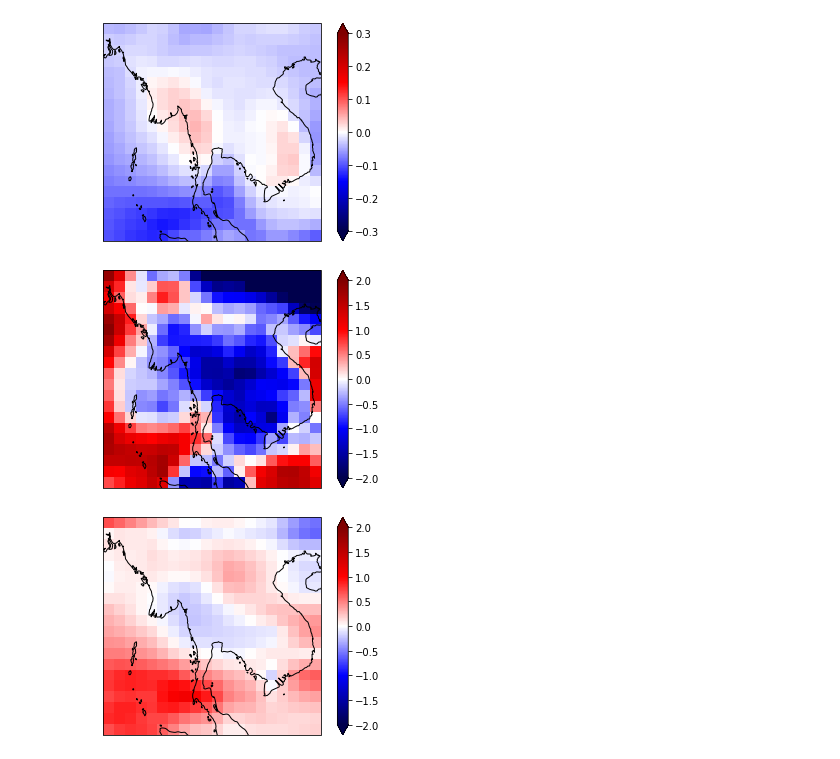
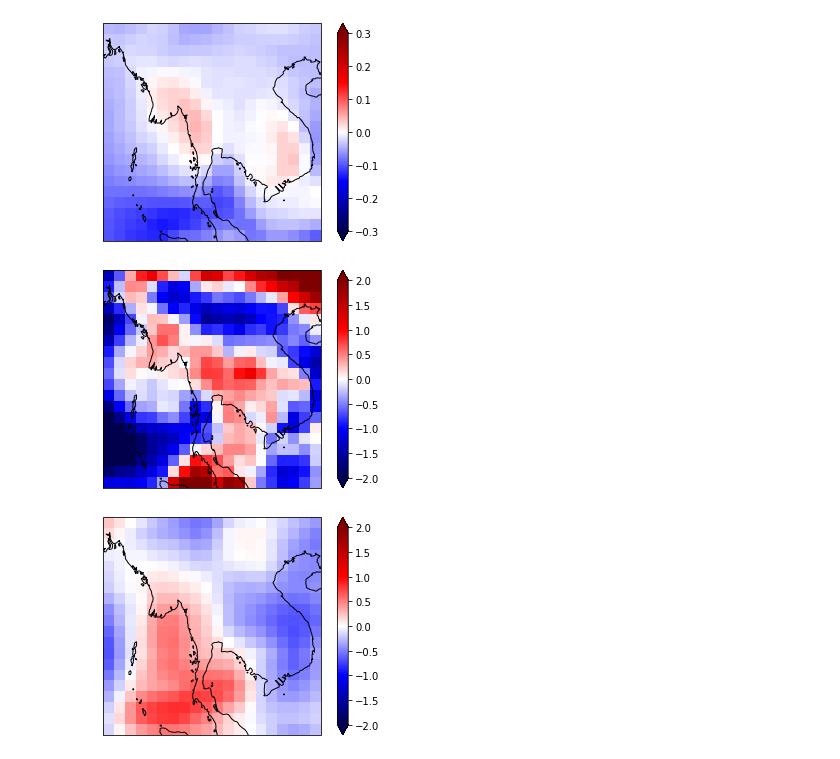
Before and after one commit to HalKiyo/ryzen5900_jupyter_test, a Jupyter notebook: test_workspace/svd_test/test.ipynb, the cells around one changed output. Saved outputs shown, nothing was run; the diff lists cells and outputs as text; code cells hidden in the pictures.

Commit message:
train is replaced to 6888

```diff
--- a/test_workspace/svd_test/test.ipynb
+++ b/test_workspace/svd_test/test.ipynb
@@ -109,17 +109,17 @@ def show_prcp(image, vmin=-1.5, vmax=1.5):
     plt.show()
 # %%
 # 訓練/テストデータのディレクトリを参照
-traindir = '/docker/mnt/d/research/D2/cnn3'
-sst_path = traindir + '/predictors/predictors_coarse_std_Apr_o.npy'
-prcp_path = traindir + '/predictant/continuous/pr_1x1_std_MJJASO_thailand.npy'
+traindir = '/docker/mnt/d/research/D2/cnn3/test'
+sst_path = traindir + '/predictors/train_predictors_coarse_std_Apr_o_1973-2014.npy'
+prcp_path = traindir + '/continuous/train_pr_1x1_std_MJJASO_thailand_1973-2014.npy'
 
 sst_train = np.squeeze(np.load(sst_path))
 prcp_train = np.load(prcp_path)
 print(sst_train.shape, prcp_train.shape)
 
 testdir = '/docker/mnt/d/research/D2/cnn3/test'
-tors_path = testdir + '/predictors/predictors_coarse_std_Apr_o_1973-2014.npy'
-tand_path = testdir + '/continuous/pr_1x1_std_MJJASO_thailand_1973-2014.npy'
+tors_path = testdir + '/predictors/val_predictors_coarse_std_Apr_o_1973-2014.npy'
+tand_path = testdir + '/continuous/val_pr_1x1_std_MJJASO_thailand_1973-2014.npy'
 
 sst_test = np.squeeze(np.load(tors_path))
 prcp_test = np.load(tand_path)
@@ -143,22 +143,17 @@ show_prcp(prcp_m0_y1973, vmin=-2, vmax=2)
 [figure]
 # %%
 # 今回は42個のモデルモデル番号1850-2014年のデータをもとに特異値行列を計算
-train_int = 0 # 用いるモデルの番号始まり
-train_fin = 42 # 用いるモデルの番号終わり
-training_period = -165 # 用いる年の範囲
 mode_index = 1 # 確認したい特異値ベクトルを選択
 
 # sstの行列を作成
-umi = sst_train[train_int:train_fin, training_period:, 6:18, 9:57] # 太平洋とインド洋の部分を切り出し
-umi = umi.transpose(2,3,0,1) # reshapeするとき用に転置, 時間次元の位置を一番後ろに移動
-umi = umi.reshape(12, 48, (train_fin-train_int)*abs(training_period)) # 時間次元 = モデル数*年
+umi = sst_train[:, 6:18, 9:57] # 太平洋とインド洋の部分を切り出し
+umi = umi.transpose(1,2,0) # reshapeするとき用に転置, 時間次元の位置を一番後ろに移動
 umi = mask(umi) # 陸域をマスク
 X = latlon_to_X(umi) # SSTの行列を作成
 
 # prcpの行列を作成
-ame = prcp_train[train_int:train_fin, training_period:, :, :]# 降水のデータを切り出し
-ame = ame.transpose(2,3,0,1)
-ame = ame.reshape(20, 20, (train_fin-train_int)*abs(training_period))
+ame = prcp_train[:, :, :]# 降水のデータを切り出し
+ame = ame.transpose(1,2,0)
 Y = latlon_to_X(ame) # PRCPの行列を作成
 
 # 共分散行列を作成
@@ -187,38 +182,38 @@ show_prcp(svd1_prcp_map, vmin=-0.3, vmax=0.3)
 # %%
 # テスト条件設定
 mode_int, mode_fin = 0, 10 # いくつのモードを予測に用いるか(最大400)
-test_model_index = 28 # 用いるモデルの番号(year = 1873 + model_index)
+test_model_index =  # 用いるモデルの番号(year = 1873 + model_index)
 
 # テストデータを整形
 umi_test = sst_test[:, 6:18, 9:57] # インド洋と太平洋を切り抜き
 umi_test = umi_test.transpose(1,2,0) # 時間次元の位置を一番後ろに移動
 umi_test = mask(umi_test) # 陸域をマスク
 X_test = latlon_to_X(umi_test) # sstの行列を作成
 
 # 時間展開係数 Aを計算
 test_input = X_test[:, test_model_index] # 2014年のsstをインプットとして用意
 A_test = P_train.T@test_input # 時間発展係数　=　左特異行列　＊　SST行列
 # Aは意味合い的には特異値ベクトルへの射影であり(P_star)に等しい
 
 # PRCP行列を緯度経度座標に復元
 grids = 20*20 # 雨データのグリッド数(緯度グリッド20 * 経度グリッド20)
 test_output = np.zeros(grids)
 # モード毎にprcpを計算して足し合わせる
 for i in range(mode_int, mode_fin):
     mode_i = Q_train.T[i]*A_test[i] # PRCPのi番目のモード = 右特異行列 * 時間発展係数B(Bが未知なのでAで代用)
     test_output += mode_i # 各モードを足し合わせる
 
 # 可視化
 # 特異値解析で得られた降水量分布
 prcp_pred = X_to_latlon(test_output)
 show_prcp(prcp_pred, vmin=-2, vmax=2)
 
 # 元データから得られた降水量
 prcp_label = prcp[test_model_index, :, :]
 show_prcp(prcp_label, vmin=-2, vmax=2)
 # %% [output]
-[figure, old version]
+[figure, new version]
-[figure, old version]
+[figure, new version]
 # %%
 # 正規化後描写
 prcp_pred = X_to_latlon(test_output)
```
Also changed, not shown: parts of 2 cells of this notebook.
